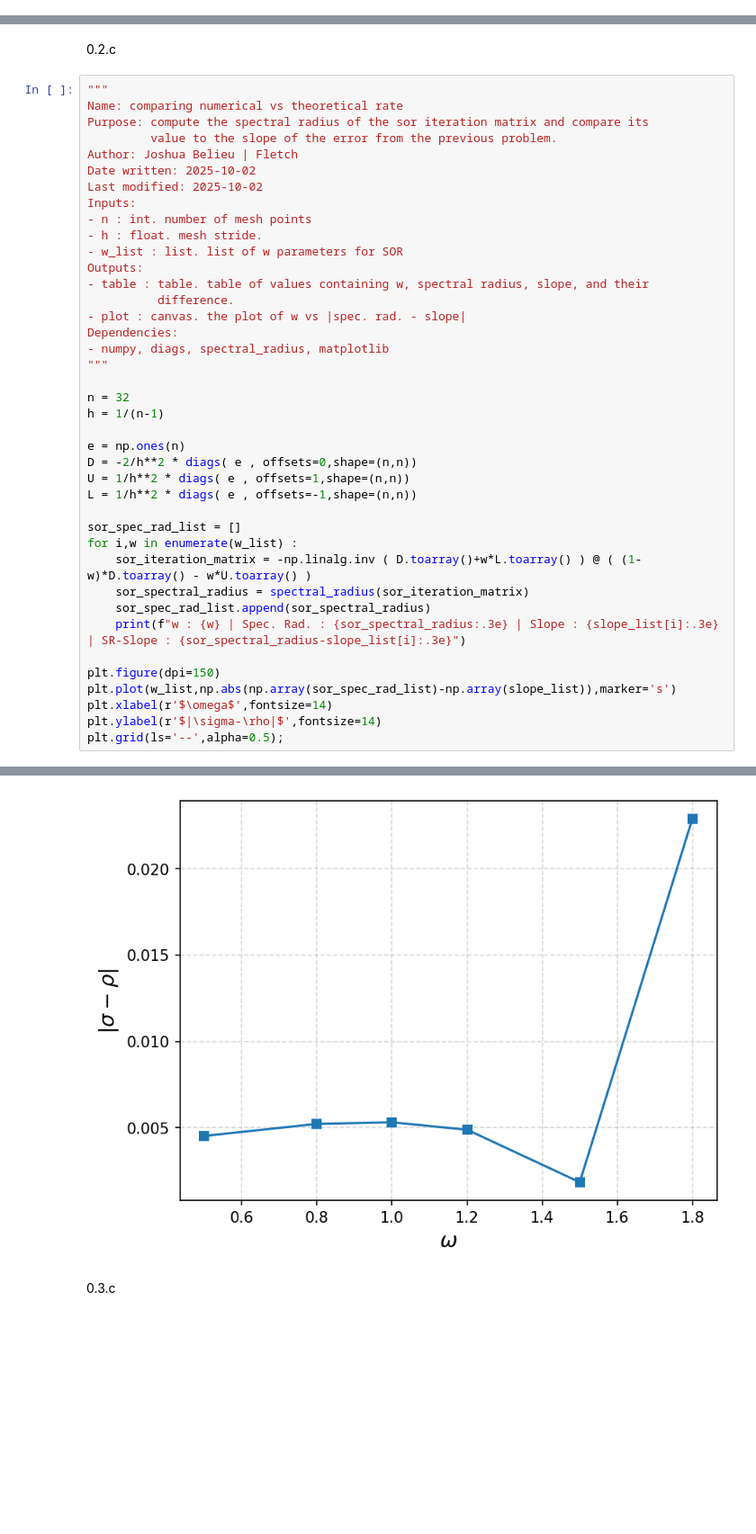
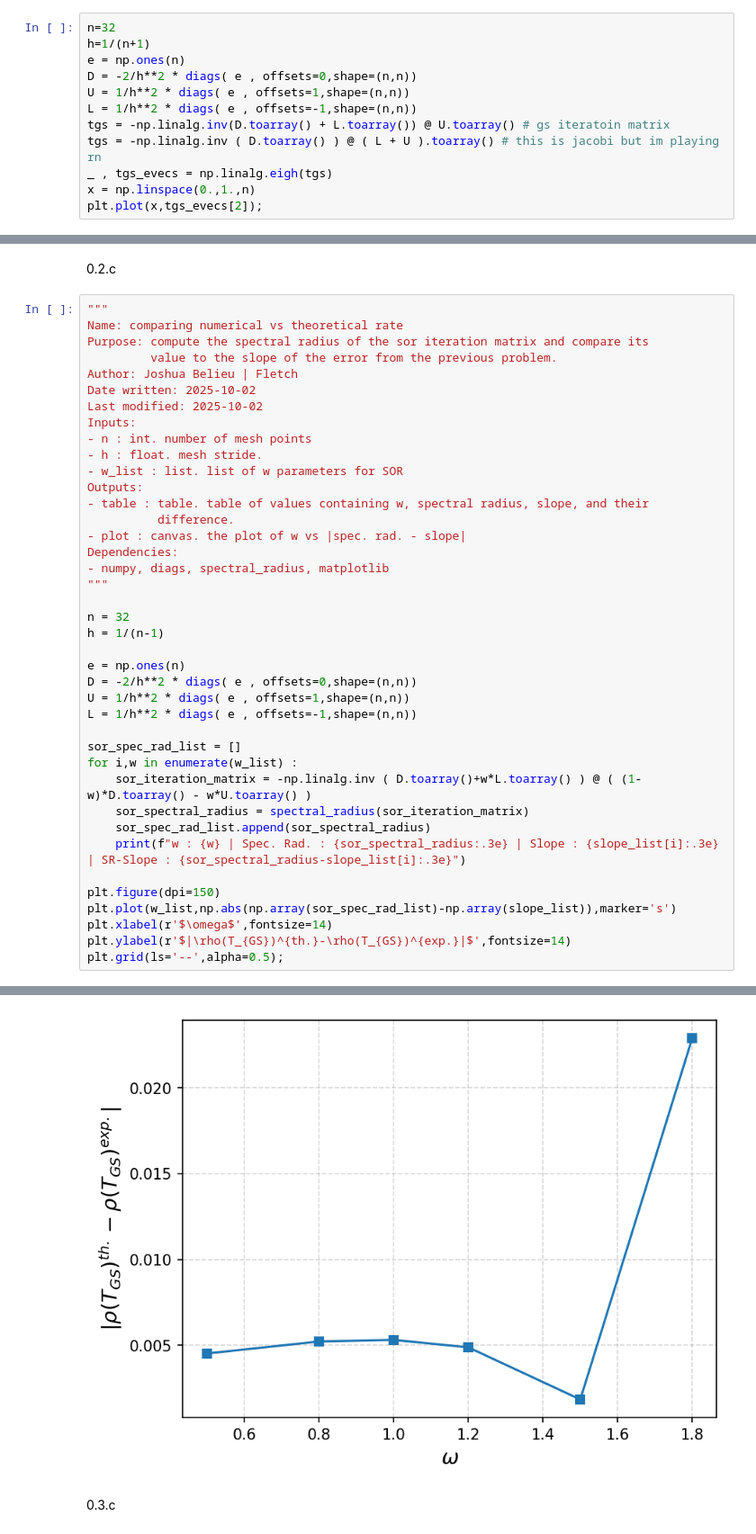
Before and after one commit to jabelieu/nmfde_class, a Jupyter notebook: hw2_jab.ipynb, the cells around one changed output, grey strips where cells are left out. Shown at 90% size. Drawn from its saved outputs; the diff is of its cells as text; blank space fills up the shorter version.

```diff
--- a/hw2_jab.ipynb
+++ b/hw2_jab.ipynb
@@ -105,0 +134,12 @@ h not specified, assuming h = 1.0
+# %%
+n=32
+h=1/(n+1)
+e = np.ones(n)
+D = -2/h**2 * diags( e , offsets=0,shape=(n,n))
+U = 1/h**2 * diags( e , offsets=1,shape=(n,n))
+L = 1/h**2 * diags( e , offsets=-1,shape=(n,n))
+tgs = -np.linalg.inv(D.toarray() + L.toarray()) @ U.toarray() # gs iteratoin matrix
+tgs = -np.linalg.inv ( D.toarray() ) @ ( L + U ).toarray() # this is jacobi but im playing rn
+_ , tgs_evecs = np.linalg.eigh(tgs)
+x = np.linspace(0.,1.,n)
+plt.plot(x,tgs_evecs[2]);
@@ -656,35 +698,35 @@ Outputs:
 Dependencies:
 - numpy, diags, spectral_radius, matplotlib
 """
 
 n = 32
 h = 1/(n-1)
 
 e = np.ones(n)
 D = -2/h**2 * diags( e , offsets=0,shape=(n,n))
 U = 1/h**2 * diags( e , offsets=1,shape=(n,n))
 L = 1/h**2 * diags( e , offsets=-1,shape=(n,n))
 
 sor_spec_rad_list = []
 for i,w in enumerate(w_list) :
     sor_iteration_matrix = -np.linalg.inv ( D.toarray()+w*L.toarray() ) @ ( (1-w)*D.toarray() - w*U.toarray() )
     sor_spectral_radius = spectral_radius(sor_iteration_matrix)
     sor_spec_rad_list.append(sor_spectral_radius)
     print(f"w : {w} | Spec. Rad. : {sor_spectral_radius:.3e} | Slope : {slope_list[i]:.3e} | SR-Slope : {sor_spectral_radius-slope_list[i]:.3e}")
 
 plt.figure(dpi=150)
 plt.plot(w_list,np.abs(np.array(sor_spec_rad_list)-np.array(slope_list)),marker='s')
 plt.xlabel(r'$\omega$',fontsize=14)
-plt.ylabel(r'$|\sigma-\rho|$',fontsize=14)
+plt.ylabel(r'$|\rho(T_{GS})^{th.}-\rho(T_{GS})^{exp.}|$',fontsize=14)
 plt.grid(ls='--',alpha=0.5);
 # %% [output]
 w : 0.5 | Spec. Rad. : 9.970e-01 | Slope : 9.925e-01 | SR-Slope : 4.520e-03
 w : 0.8 | Spec. Rad. : 9.940e-01 | Slope : 9.888e-01 | SR-Slope : 5.220e-03
 w : 1.0 | Spec. Rad. : 9.910e-01 | Slope : 9.857e-01 | SR-Slope : 5.314e-03
 w : 1.2 | Spec. Rad. : 9.864e-01 | Slope : 9.816e-01 | SR-Slope : 4.879e-03
 w : 1.5 | Spec. Rad. : 9.726e-01 | Slope : 9.708e-01 | SR-Slope : 1.841e-03
 w : 1.8 | Spec. Rad. : 8.981e-01 | Slope : 9.210e-01 | SR-Slope : -2.290e-02
-[figure, old version]
+[figure, new version]
 # %% [markdown]
 0.3.c
 # %%
```
Also changed, not shown: parts of 19 cells of this notebook, 1 other file.
